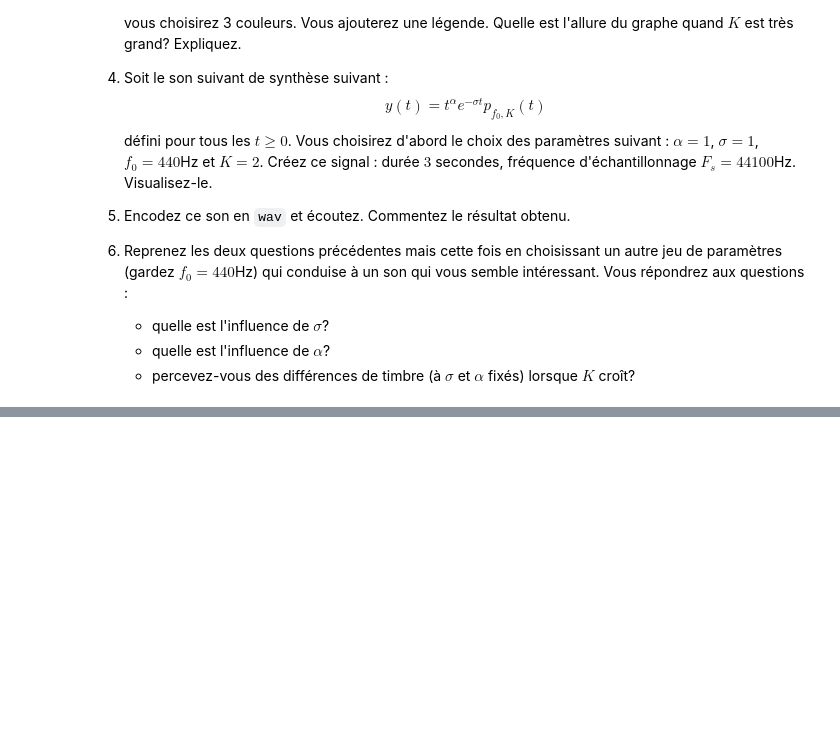
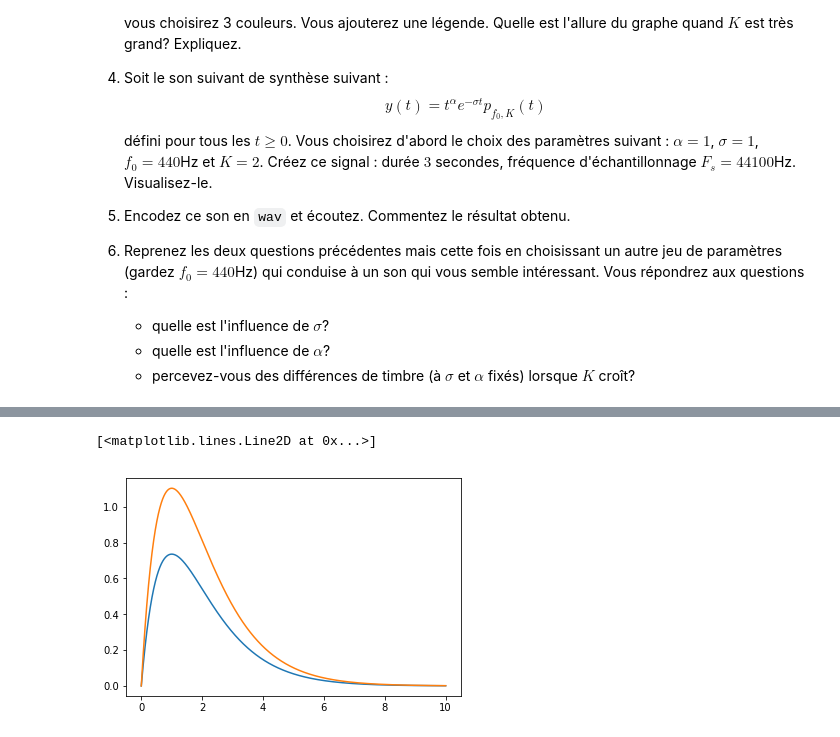
Before and after one commit to guillaume-haerinck/imac-tp-signal, a Jupyter notebook: tp-01/TPintro.ipynb, the cells around one changed output, grey strips where cells are left out. Cells and saved outputs as stored; diff of their text form; code cells hidden in the pictures; blank space fills up the shorter version.

```diff
--- a/tp-01/TPintro.ipynb
+++ b/tp-01/TPintro.ipynb
@@ -255,0 +268,11 @@ io.write('newname.wav', rate, newdata)   ### codage en wav
+# %%
+fs = 1000
+ts = 1 / fs
+t = np.arange(0, 10, ts)
+
+plt.figure(1)
+plt.plot(t, t * 2 * np.exp(-t)) # la premiere
+plt.plot(t, t * 3 * np.exp(-t)) # La seconde
+# %% [output]
+[<matplotlib.lines.Line2D at 0x...>]
+[figure, added]
```
Also changed, not shown: parts of 4 cells of this notebook, 1 other file.
